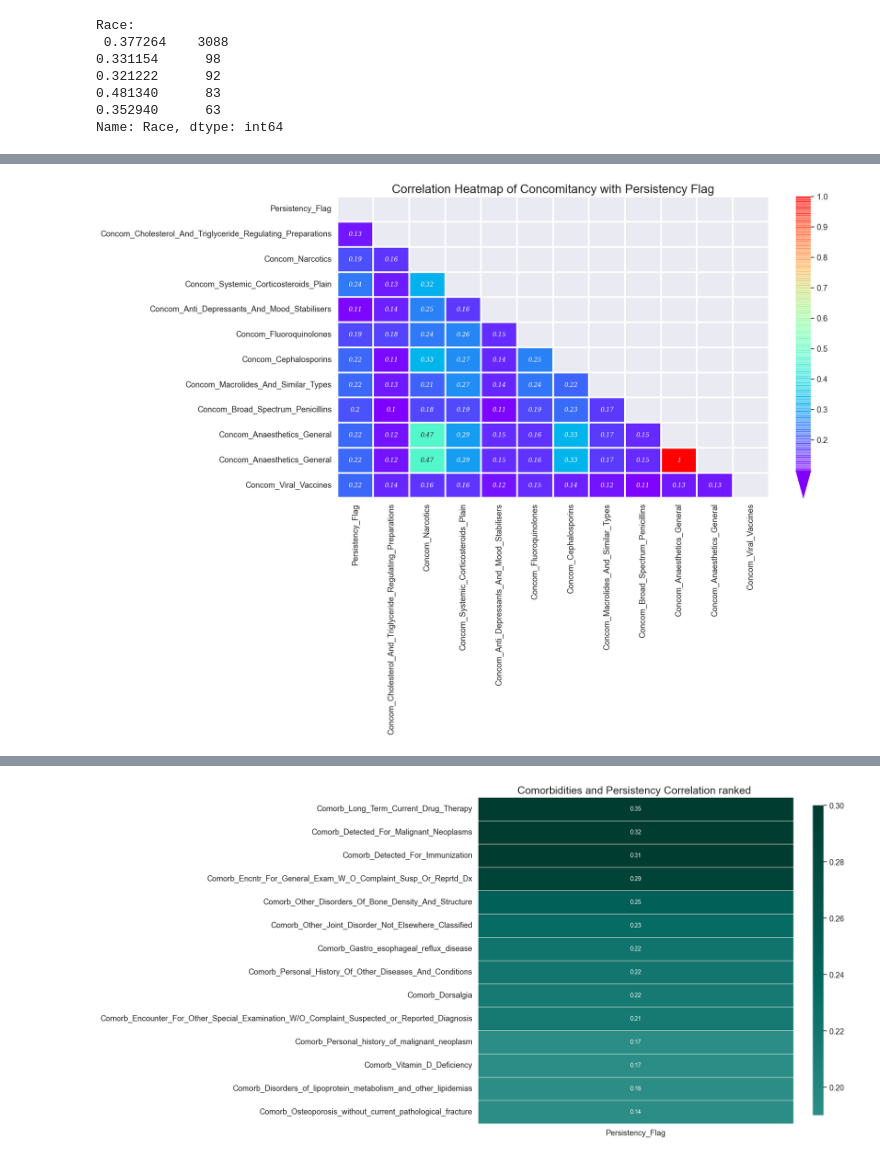
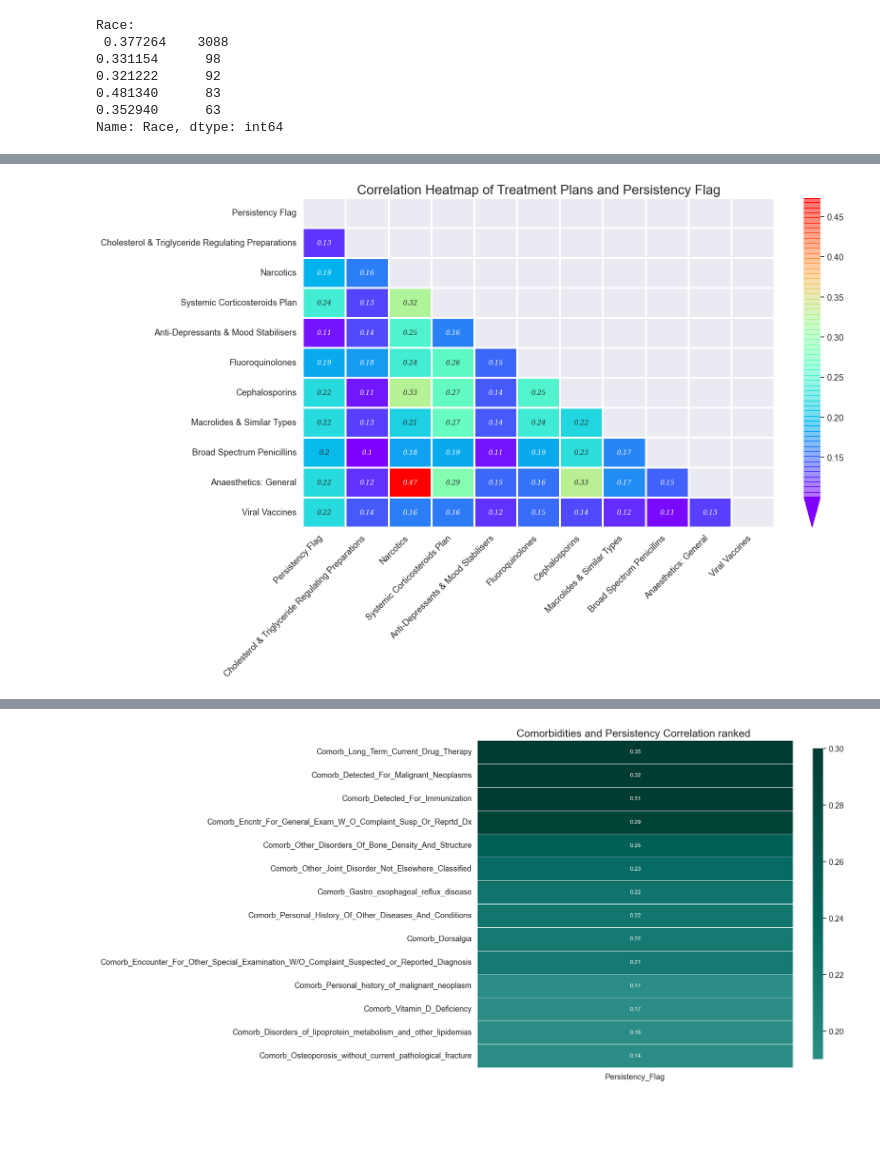
Before and after one commit to LiviaNFoster/DataGlacierFinalProject, a Jupyter notebook: FinalProject.ipynb, the cells around one changed output, grey strips where cells are left out. Cells and saved outputs as stored; diff of their text form; code cells hidden in the pictures; blank space fills up the shorter version.

```diff
--- a/FinalProject.ipynb
+++ b/FinalProject.ipynb
@@ -1309,27 +1361,44 @@ sns.set(font_scale = 1.2)
 # %%
-# Concomitancy and Persistency Heatmap
+# Concomitancy and Persistency Heatmap ---
+## I'm going to replace Concomitancy with 'Treatment Plan' to make it easier to understand
 df_concom = df[['Persistency_Flag', 'Concom_Cholesterol_And_Triglyceride_Regulating_Preparations',
                 'Concom_Narcotics', 'Concom_Systemic_Corticosteroids_Plain',
                 'Concom_Anti_Depressants_And_Mood_Stabilisers', 'Concom_Fluoroquinolones','Concom_Cephalosporins',
                 'Concom_Macrolides_And_Similar_Types', 'Concom_Broad_Spectrum_Penicillins',
-                'Concom_Anaesthetics_General', 'Concom_Anaesthetics_General', 'Concom_Viral_Vaccines']].copy()
+                'Concom_Anaesthetics_General', 'Concom_Viral_Vaccines']].copy()
 corr_concom = df_concom.corr()
 
 plt.figure(figsize = (16, 9))
 
+
+concom_lab = ['Persistency Flag', 'Cholesterol & Triglyceride Regulating Preparations', 'Narcotics',
+              'Systemic Corticosteroids Plan', 'Anti-Depressants & Mood Stabilisers', 'Fluoroquinolones',
+              'Cephalosporins', 'Macrolides & Similar Types', 'Broad Spectrum Penicillins', 'Anaesthetics: General',
+              'Viral Vaccines']
 # take upper correlation matrix
 matrix = np.triu(corr_concom)
 
 # Generate heatmap correlation
-ax = sns.heatmap(corr_concom, mask = matrix, cmap = 'rainbow', annot = True, linewidth = 1.5 ,annot_kws= annot_kws, cbar_kws=cbar_kws)
+ax = sns.heatmap(corr_concom, mask = matrix, cmap = 'rainbow', annot = True, linewidth = 1.5 ,annot_kws= annot_kws,
+                 xticklabels = concom_lab, yticklabels = concom_lab, cbar_kws=cbar_kws)
+
+plt.xticks(
+    rotation=45,
+    horizontalalignment='right',
+    fontweight='light')
+
+plt.yticks(
+    rotation=0,
+    verticalalignment='center',
+    fontweight='light')
 
 # Set the title etc
-plt.title('Correlation Heatmap of Concomitancy with Persistency Flag', fontsize = 20)
+plt.title('Correlation Heatmap of Treatment Plans and Persistency Flag', fontsize = 20)
 
 # Set the size of text
 sns.set(font_scale = 1.2)
 # %% [output]
-[figure, old version]
+[figure, new version]
 # %%
 # Heatmap of Persistency Flag and NTM Factors
 df_ntm = df[['Persistency_Flag', 'NTM_Physician_Speciality', 'NTM_Specialist_Flag',
```
Also changed, not shown: parts of 12 cells of this notebook.
